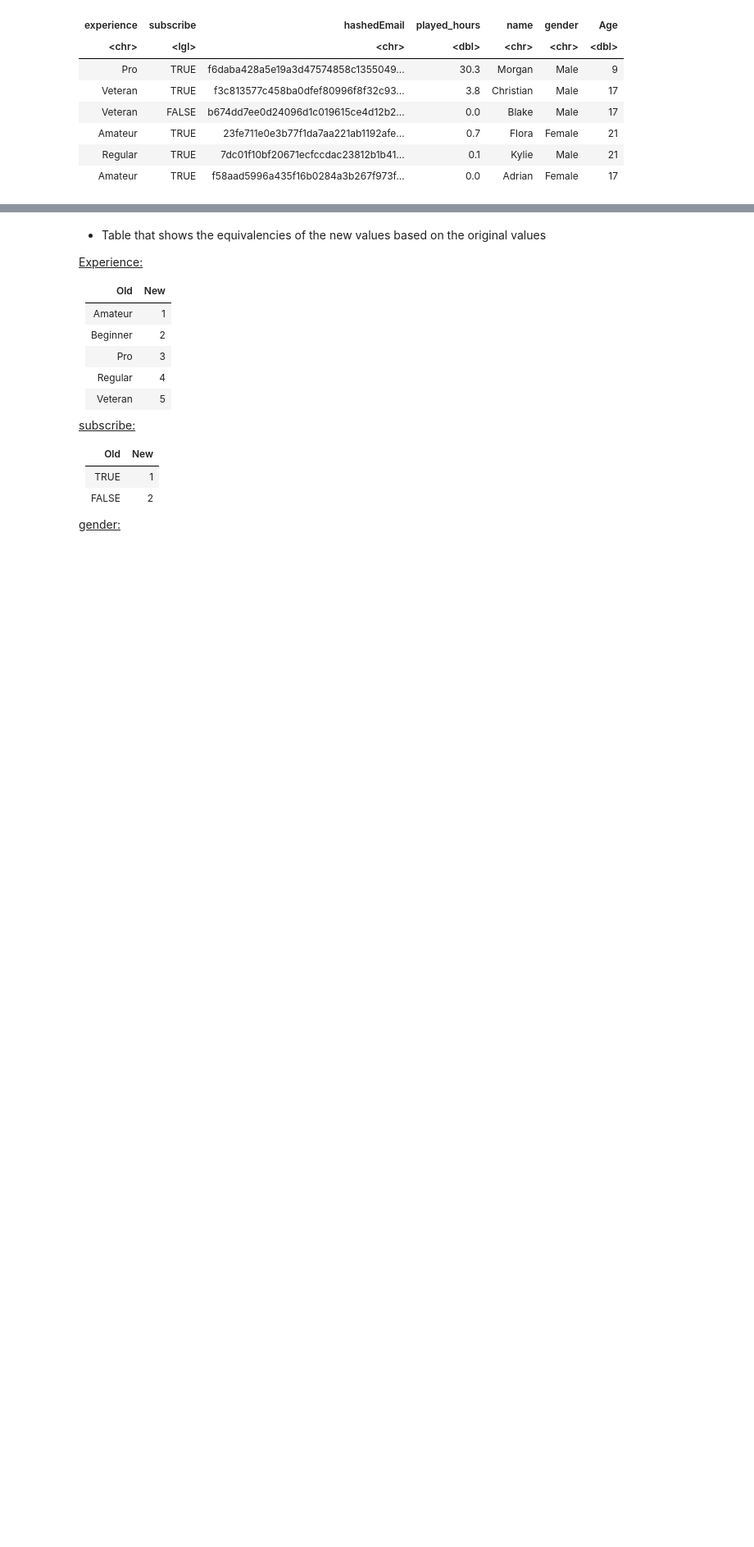
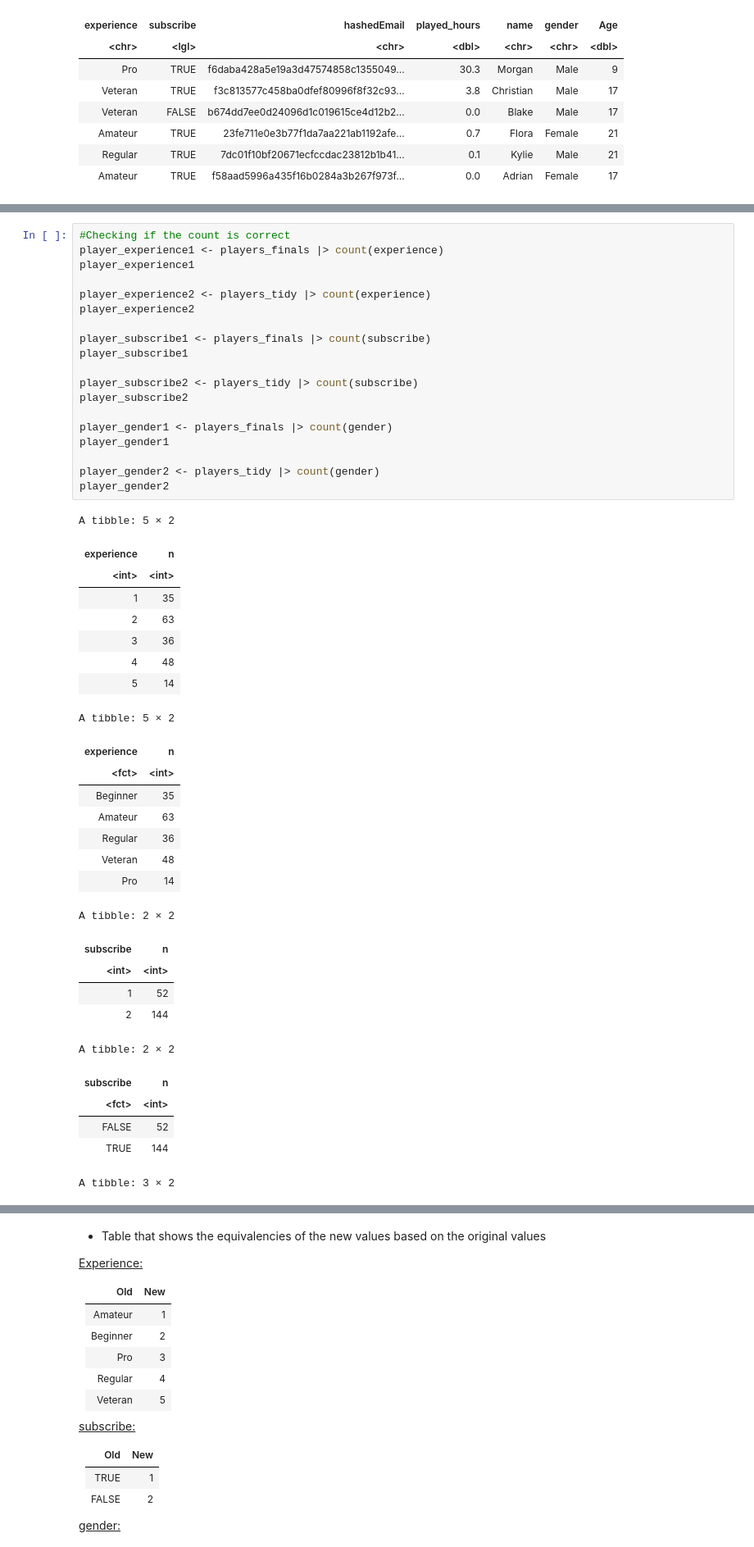
Before and after one commit to ctrl-tiramisu/dsci100-group-008, a Jupyter notebook: charlize!!.ipynb, the cells around one changed output, grey strips where cells are left out. Shown at 82% size. Cells and saved outputs as stored; diff of their text form; blank space fills up the shorter version.

```diff
--- a/charlize!!.ipynb
+++ b/charlize!!.ipynb
@@ -78,0 +168,47 @@ A tibble: 6 × 7
+# %%
+#Checking if the count is correct
+player_experience1 <- players_finals |> count(experience)
+player_experience1
+
+player_experience2 <- players_tidy |> count(experience)
+player_experience2
+
+player_subscribe1 <- players_finals |> count(subscribe)
+player_subscribe1
+
+player_subscribe2 <- players_tidy |> count(subscribe)
+player_subscribe2
+
+player_gender1 <- players_finals |> count(gender)
+player_gender1
+
+player_gender2 <- players_tidy |> count(gender)
+player_gender2
+# %% [output]
+A tibble: 5 × 2
+| experience | n |
+| <int> | <int> |
+| 1 | 35 |
+| 2 | 63 |
+| 3 | 36 |
+| 4 | 48 |
+| 5 | 14 |
+A tibble: 5 × 2
+| experience | n |
+| <fct> | <int> |
+| Beginner | 35 |
+| Amateur | 63 |
+| Regular | 36 |
+| Veteran | 48 |
+| Pro | 14 |
+A tibble: 2 × 2
+| subscribe | n |
+| <int> | <int> |
+| 1 | 52 |
+| 2 | 144 |
+A tibble: 2 × 2
+| subscribe | n |
+| <fct> | <int> |
+| FALSE | 52 |
+| TRUE | 144 |
+A tibble: 3 × 2
```
Also changed, not shown: parts of 14 cells of this notebook.
